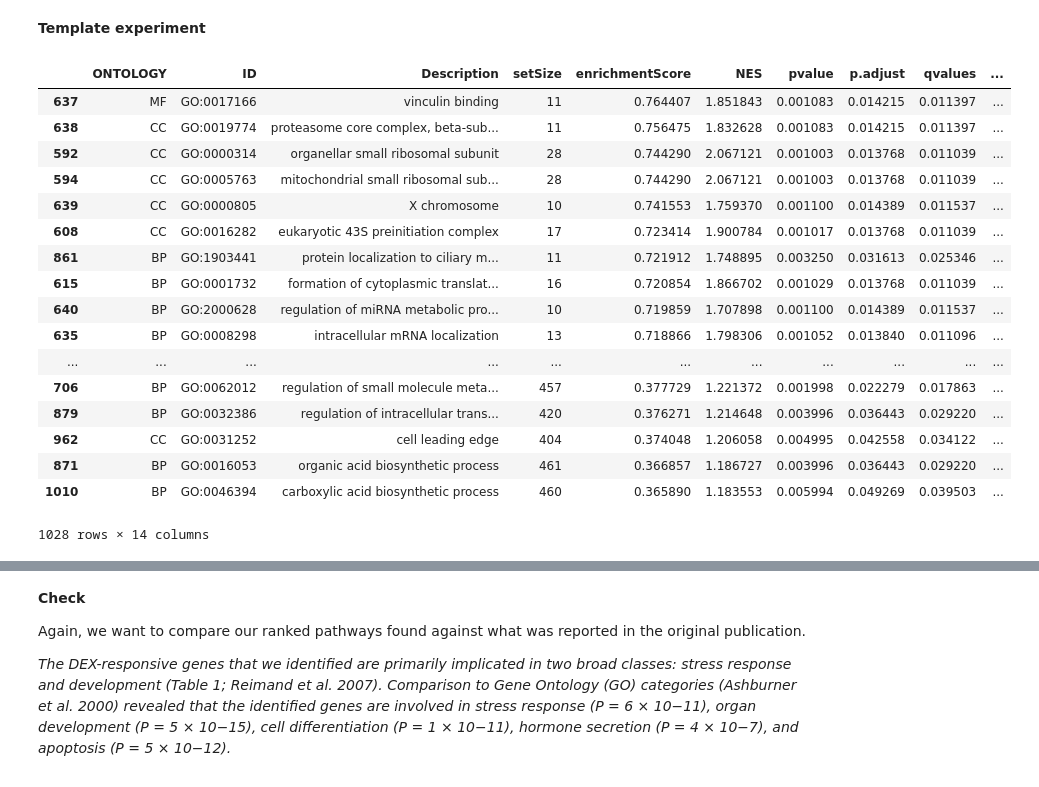
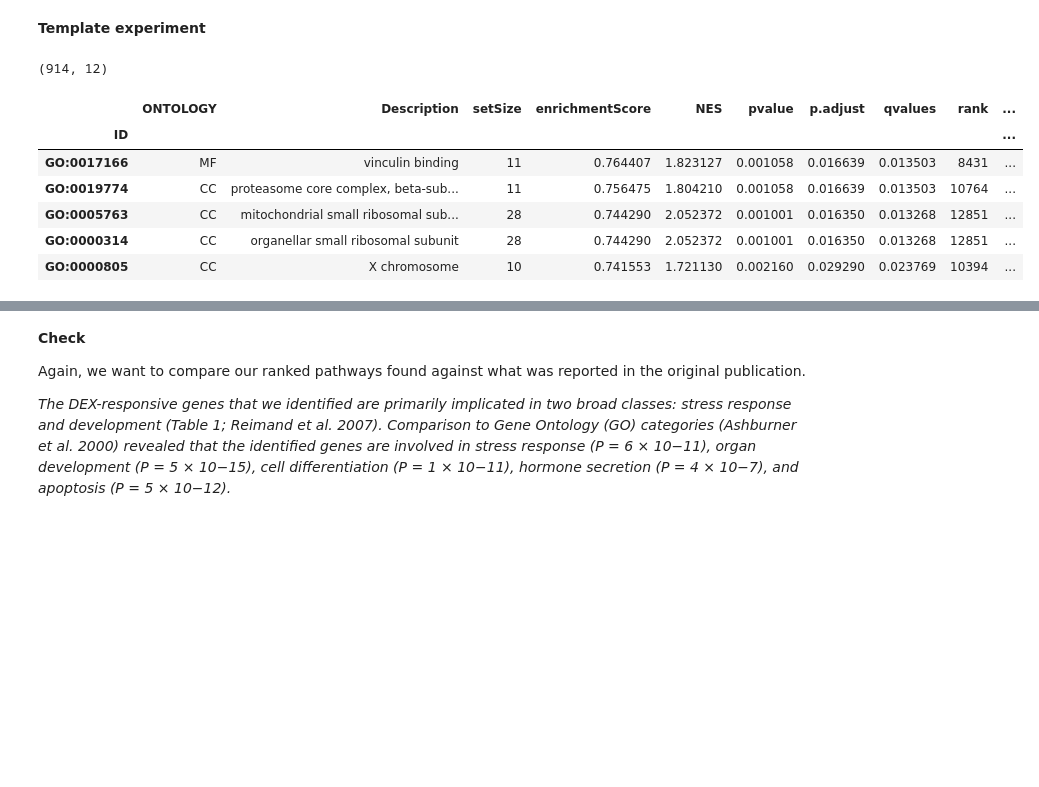
Before and after one commit to greenelab/simulate-expression-compendia, a Jupyter notebook: Rank_pathways/3_statistical_analyses.ipynb, the cells around one changed output, grey strips where cells are left out. Drawn from its saved outputs; the diff is of its cells as text; code cells hidden in the pictures; blank space fills up the shorter version.

```diff
--- a/Rank_pathways/3_statistical_analyses.ipynb
+++ b/Rank_pathways/3_statistical_analyses.ipynb
@@ -225,9 +248,9 @@ Guangchuang Yu, Li-Gen Wang, Guang-Rong Yan, Qing-Yu He. DOSE: an R/Bioconductor
 # %% [markdown]
 **Get pathway enrichment for template experiment**
 # %%
-%%R -i template_DE_stats_file  -o enriched_pathways
+%%R -i template_DE_stats_file  -o template_enriched_pathways
 
 source('../functions/GSEA_analysis.R')
 
-enriched_pathways <- find_enriched_pathways(template_DE_stats_file)
+template_enriched_pathways <- find_enriched_pathways(template_DE_stats_file)
 # %%
@@ -296,25 +303,19 @@ enriched_pathways["ID_description"] = enriched_pathways["ID"] +"-"+enriched_path
 # %%
 # Get ranks of template experiment
 # Rank pathways by highest enrichment score
-enriched_pathways['ranking'] = enriched_pathways[col_to_rank].rank(ascending = 0)
-enriched_pathways = enriched_pathways.sort_values(by=col_to_rank, ascending=False)
-enriched_pathways
+template_enriched_pathways['ranking'] = template_enriched_pathways[col_to_rank].rank(ascending = 0)
+template_enriched_pathways = template_enriched_pathways.sort_values(by=col_to_rank, ascending=False)
+
+# Set index to GO ID
+template_enriched_pathways.set_index("ID", inplace=True)
+print(template_enriched_pathways.shape)
+template_enriched_pathways.head()
 # %% [output]
+(914, 12)
-|  | ONTOLOGY | ID | Description | setSize | enrichmentScore | NES | pvalue | p.adjust | qvalues | ... |
-| 637 | MF | GO:0017166 | vinculin binding | 11 | 0.764407 | 1.851843 | 0.001083 | 0.014215 | 0.011397 | ... |
-| 638 | CC | GO:0019774 | proteasome core complex, beta-sub... | 11 | 0.756475 | 1.832628 | 0.001083 | 0.014215 | 0.011397 | ... |
-| 592 | CC | GO:0000314 | organellar small ribosomal subunit | 28 | 0.744290 | 2.067121 | 0.001003 | 0.013768 | 0.011039 | ... |
-| 594 | CC | GO:0005763 | mitochondrial small ribosomal sub... | 28 | 0.744290 | 2.067121 | 0.001003 | 0.013768 | 0.011039 | ... |
-| 639 | CC | GO:0000805 | X chromosome | 10 | 0.741553 | 1.759370 | 0.001100 | 0.014389 | 0.011537 | ... |
-| 608 | CC | GO:0016282 | eukaryotic 43S preinitiation complex | 17 | 0.723414 | 1.900784 | 0.001017 | 0.013768 | 0.011039 | ... |
-| 861 | BP | GO:1903441 | protein localization to ciliary m... | 11 | 0.721912 | 1.748895 | 0.003250 | 0.031613 | 0.025346 | ... |
-| 615 | BP | GO:0001732 | formation of cytoplasmic translat... | 16 | 0.720854 | 1.866702 | 0.001029 | 0.013768 | 0.011039 | ... |
-| 640 | BP | GO:2000628 | regulation of miRNA metabolic pro... | 10 | 0.719859 | 1.707898 | 0.001100 | 0.014389 | 0.011537 | ... |
-| 635 | BP | GO:0008298 | intracellular mRNA localization | 13 | 0.718866 | 1.798306 | 0.001052 | 0.013840 | 0.011096 | ... |
-| ... | ... | ... | ... | ... | ... | ... | ... | ... | ... | ... |
-| 706 | BP | GO:0062012 | regulation of small molecule meta... | 457 | 0.377729 | 1.221372 | 0.001998 | 0.022279 | 0.017863 | ... |
-| 879 | BP | GO:0032386 | regulation of intracellular trans... | 420 | 0.376271 | 1.214648 | 0.003996 | 0.036443 | 0.029220 | ... |
-| 962 | CC | GO:0031252 | cell leading edge | 404 | 0.374048 | 1.206058 | 0.004995 | 0.042558 | 0.034122 | ... |
-| 871 | BP | GO:0016053 | organic acid biosynthetic process | 461 | 0.366857 | 1.186727 | 0.003996 | 0.036443 | 0.029220 | ... |
-| 1010 | BP | GO:0046394 | carboxylic acid biosynthetic process | 460 | 0.365890 | 1.183553 | 0.005994 | 0.049269 | 0.039503 | ... |
+|  | ONTOLOGY | Description | setSize | enrichmentScore | NES | pvalue | p.adjust | qvalues | rank | ... |
+| ID |  |  |  |  |  |  |  |  |  | ... |
+| GO:0017166 | MF | vinculin binding | 11 | 0.764407 | 1.823127 | 0.001058 | 0.016639 | 0.013503 | 8431 | ... |
+| GO:0019774 | CC | proteasome core complex, beta-sub... | 11 | 0.756475 | 1.804210 | 0.001058 | 0.016639 | 0.013503 | 10764 | ... |
+| GO:0005763 | CC | mitochondrial small ribosomal sub... | 28 | 0.744290 | 2.052372 | 0.001001 | 0.016350 | 0.013268 | 12851 | ... |
+| GO:0000314 | CC | organellar small ribosomal subunit | 28 | 0.744290 | 2.052372 | 0.001001 | 0.016350 | 0.013268 | 12851 | ... |
+| GO:0000805 | CC | X chromosome | 10 | 0.741553 | 1.721130 | 0.002160 | 0.029290 | 0.023769 | 10394 | ... |
-1028 rows × 14 columns
```
Also changed, not shown: parts of 23 cells of this notebook, 1 other file.
